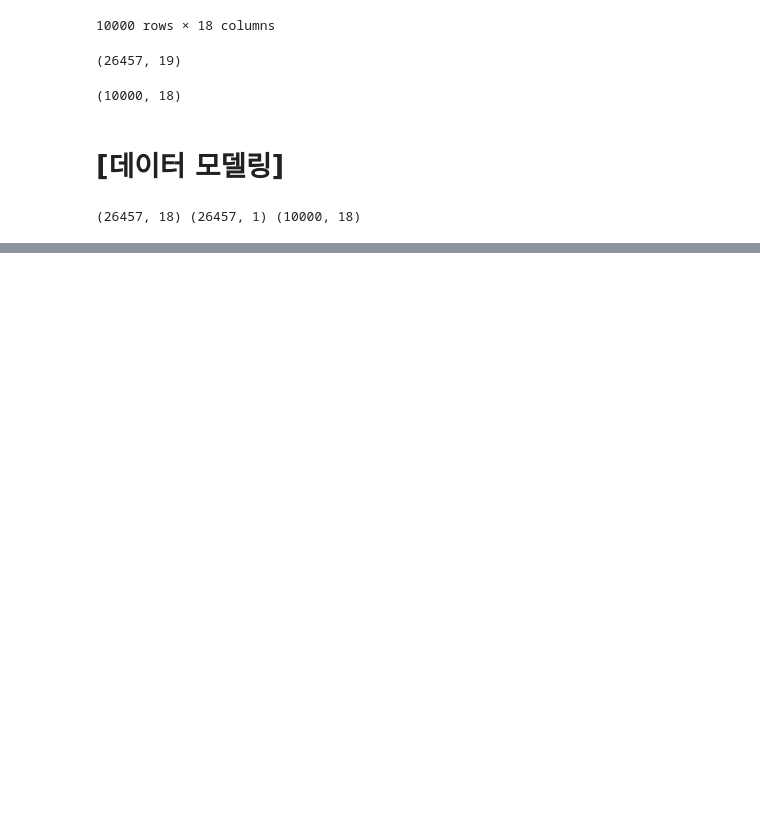
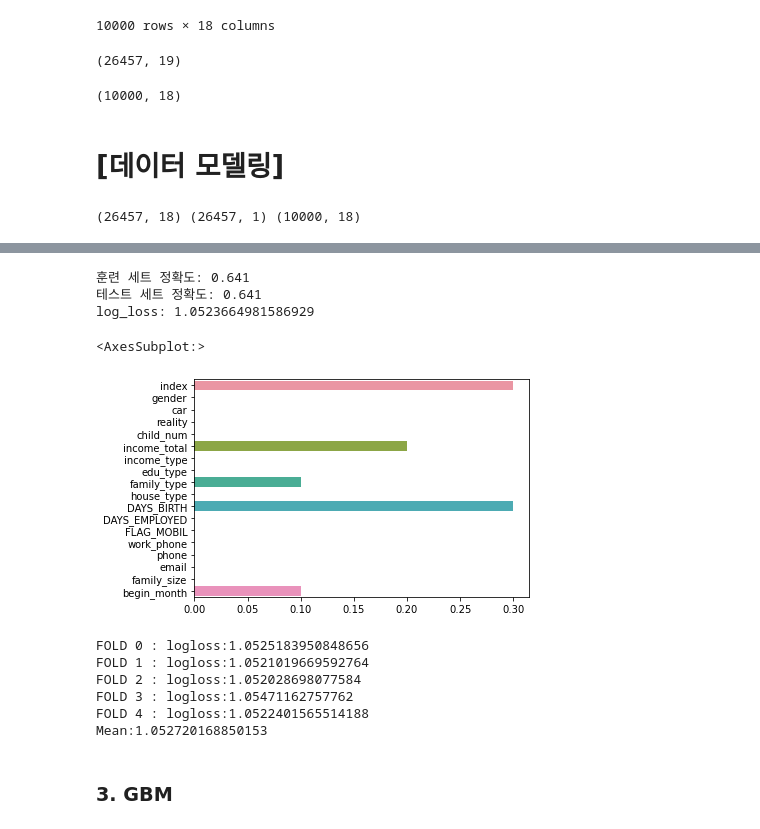
Before and after one commit to JxxHxxx/Ubion-CreditCardUserPrediction, a Jupyter notebook: Code/JY_baseline.ipynb, the cells around one changed output, grey strips where cells are left out. Cells and saved outputs as stored; diff of their text form; code cells hidden in the pictures; blank space fills up the shorter version.

```diff
--- a/Code/JY_baseline.ipynb
+++ b/Code/JY_baseline.ipynb
@@ -534,0 +455,69 @@ submission.to_csv('../data/baseline_submission.csv', index=False)
+# %%
+X_train, X_val, y_train, y_val = train_test_split(train_x, train_y,
+                                                    stratify=train_y, test_size=0.25,
+                                                    random_state = 10086)
+
+'''print("Train set: ")
+print(X_train.shape)
+print(y_train.shape)
+print("===========")
+print("Validation set: ")
+print(X_val.shape)
+print(y_val.shape)'''
+
+# 모델 학습
+ada_clf= AdaBoostClassifier(random_state = 10, n_estimators = 10)
+ada_clf.fit(X_train, y_train)
+y_pred=ada_clf.predict_proba(X_val)
+
+# 평가
+print("훈련 세트 정확도: {:.3f}".format(ada_clf.score(X_train, y_train)))
+print("테스트 세트 정확도: {:.3f}".format(ada_clf.score(X_val, y_val)))
+
+print(f"log_loss: {log_loss(to_categorical(y_val['credit']), y_pred)}")
+# %% [output]
+훈련 세트 정확도: 0.641
+테스트 세트 정확도: 0.641
+log_loss: 1.0523664981586929
+# %%
+# 특성 중요도 시각화
+import seaborn as sns
+feature_names = list(train_x.columns)
+sns.barplot(ada_clf.feature_importances_, y=feature_names)
+# %% [output]
+<AxesSubplot:>
+[figure, added]
+# %%
+from sklearn.model_selection import KFold, StratifiedKFold
+
+def run_kfold(ada_clf):
+    folds=StratifiedKFold(n_splits=5, shuffle=True, random_state=55)
+    outcomes=[]
+    sub=np.zeros((test_x.shape[0], 3))
+    for n_fold, (train_index, val_index) in enumerate(folds.split(train_x, train_y)):
+        X_train, X_val = train_x.iloc[train_index], train_x.iloc[val_index]
+        y_train, y_val = train_y.iloc[train_index], train_y.iloc[val_index]
+        ada_clf.fit(X_train, y_train)
+
+        predictions=ada_clf.predict_proba(X_val)
+
+        logloss=log_loss(to_categorical(y_val['credit']), predictions)
+        outcomes.append(logloss)
+        print(f"FOLD {n_fold} : logloss:{logloss}")
+
+        sub+=ada_clf.predict_proba(test_x)
+
+
+    mean_outcome=np.mean(outcomes)
+
+    print("Mean:{}".format(mean_outcome))
+    return sub/folds.n_splits
+
+my_submission = run_kfold(ada_clf)
+# %% [output]
+FOLD 0 : logloss:1.0525183950848656
+FOLD 1 : logloss:1.0521019669592764
+FOLD 2 : logloss:1.052028698077584
+FOLD 3 : logloss:1.05471162757762
+FOLD 4 : logloss:1.0522401565514188
+Mean:1.052720168850153
@@ -534,0 +528,2 @@ submission.to_csv('../data/baseline_submission.csv', index=False)
+# %% [markdown]
+### 3. GBM
```
Also changed, not shown: parts of 36 cells of this notebook.
